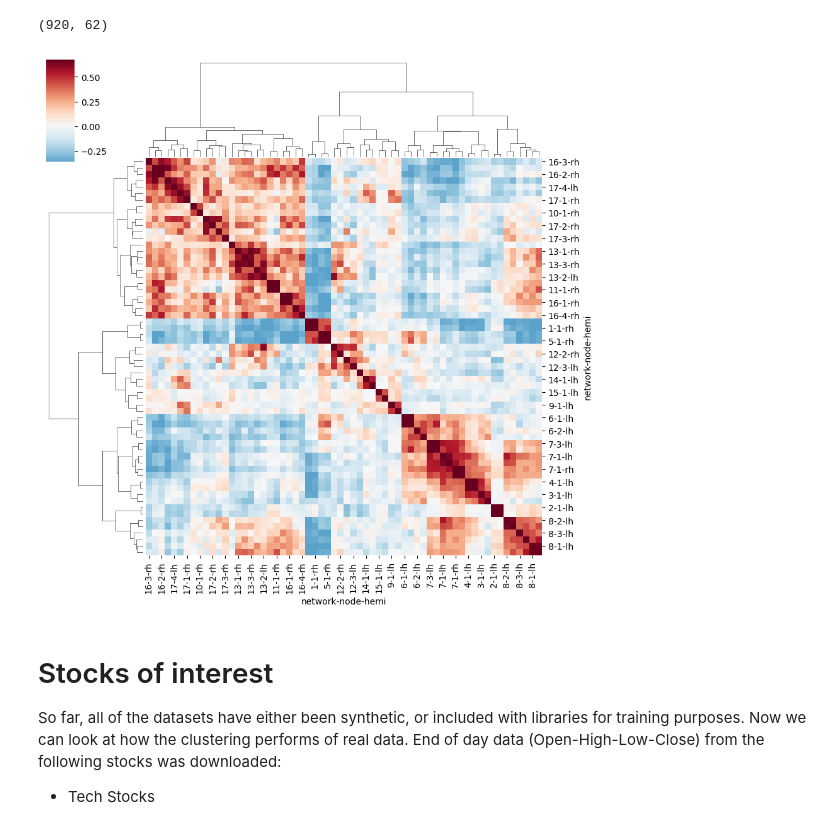
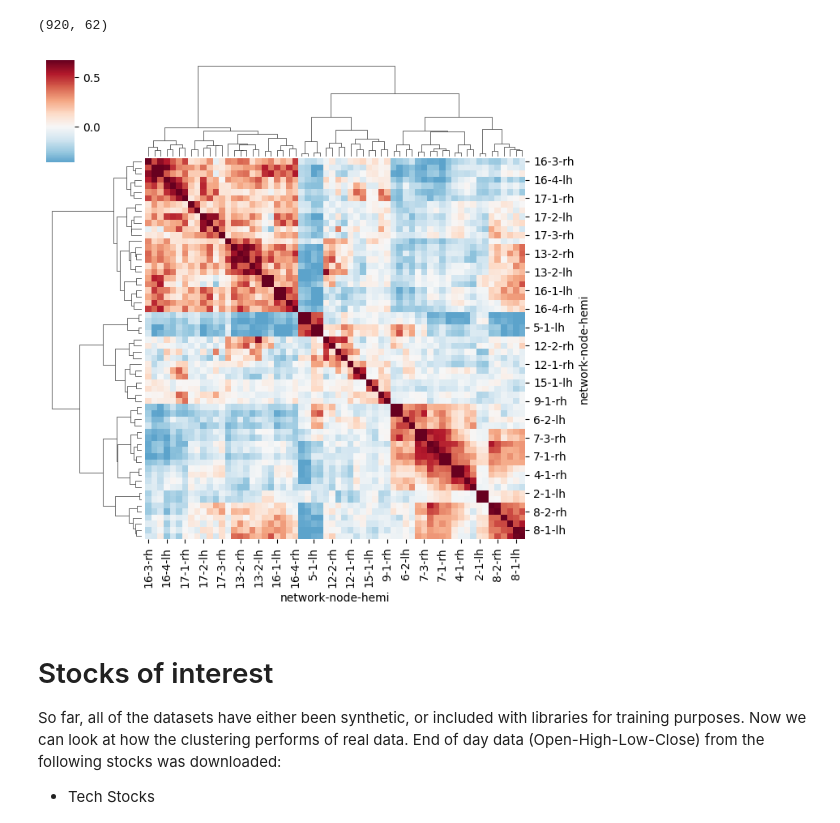
Before and after one commit to timvg80/pydata_cardiff_workshop1, a Jupyter notebook: eda_clustering_notebook.ipynb, the cells around one changed output. Drawn from its saved outputs; the diff is of its cells as text; code cells hidden in the pictures.

```diff
--- a/eda_clustering_notebook.ipynb
+++ b/eda_clustering_notebook.ipynb
@@ -705,14 +705,14 @@ brain_network_df.shape
 # %%
 sns.clustermap(
     brain_network_df.corr(),
     method='ward',
     robust=True,
     cmap='RdBu_r',
     center=0,
-    figsize=(9, 9)
+    figsize=(7, 7)
 );
 # %% [output]
-[figure, old version]
+[figure, new version]
 # %% [markdown]
 # Stocks of interest
 
```
Also changed, not shown: parts of 5 cells of this notebook.
